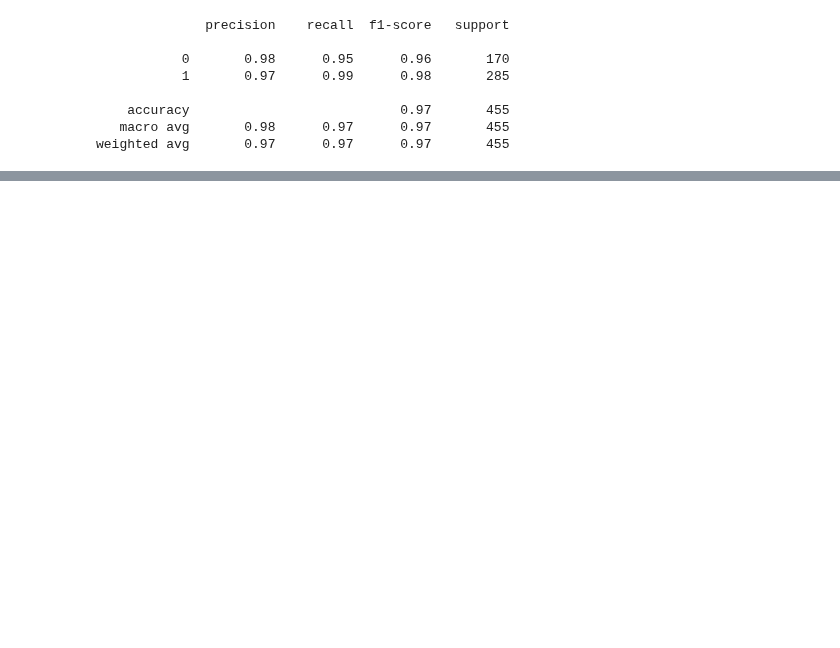
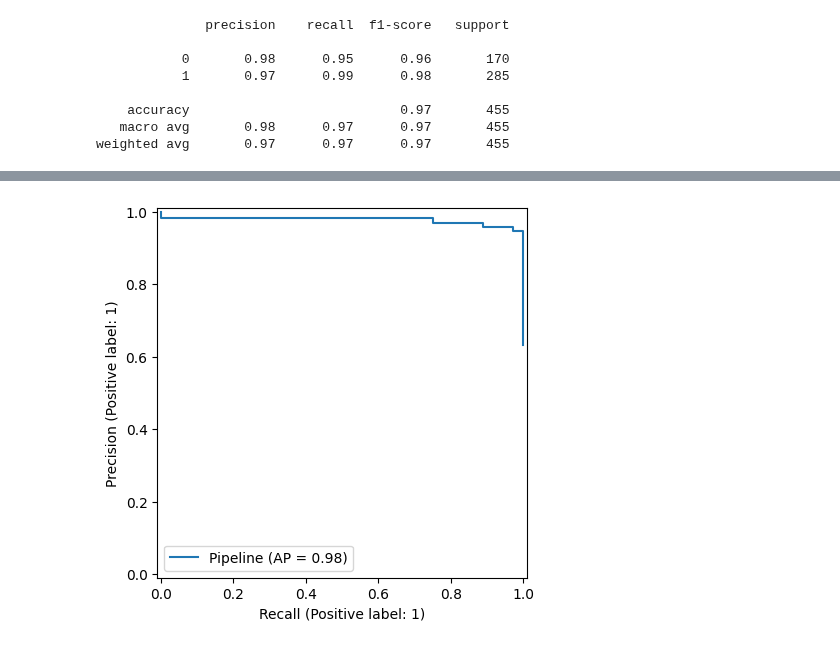
Before and after one commit to JakeOh/202505_BD50, a Jupyter notebook: lab_da/ml09_classification.ipynb, the cells around one changed output, grey strips where cells are left out. Saved outputs shown, nothing was run; the diff lists cells and outputs as text; code cells hidden in the pictures; blank space fills up the shorter version.

```diff
--- a/lab_da/ml09_classification.ipynb
+++ b/lab_da/ml09_classification.ipynb
@@ -255,0 +295,5 @@ weighted avg       0.97      0.97      0.97       455
+# %%
+PrecisionRecallDisplay.from_estimator(knn, X_test, y_test)
+plt.show()
+# %% [output]
+[figure, added]
```
Also changed, not shown: parts of 8 cells of this notebook.
